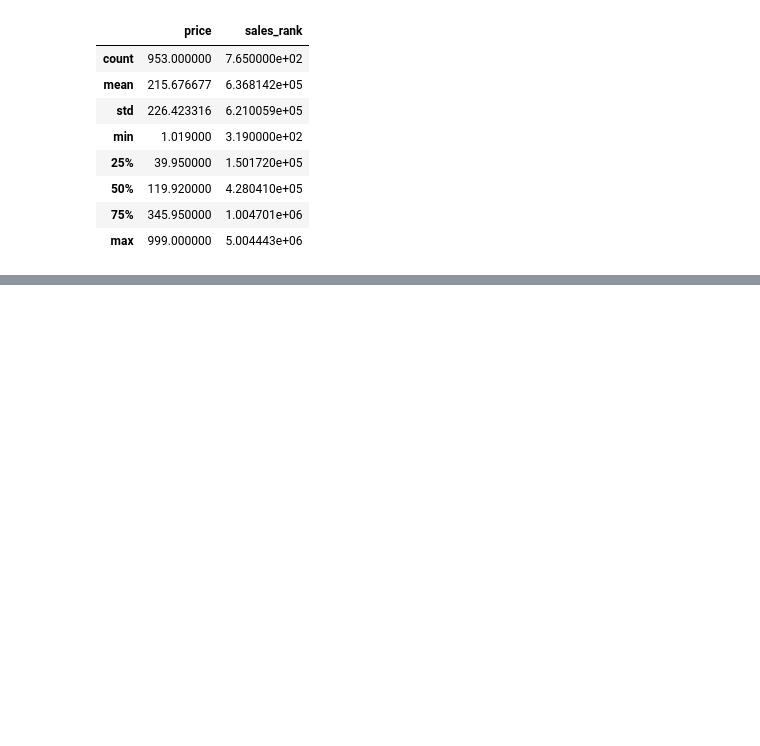
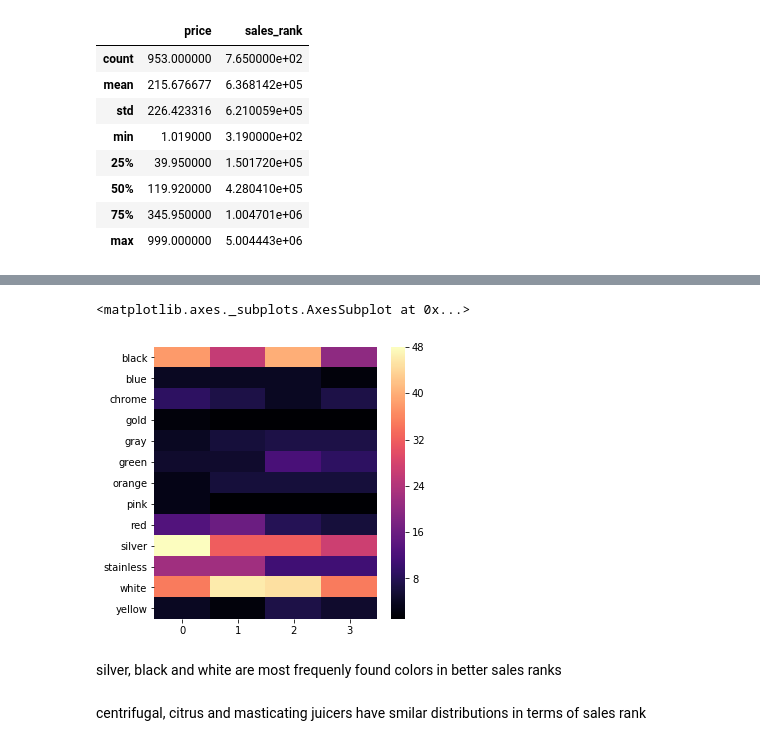
Before and after one commit to mylogicniche/amazon-juicer-stats, a Jupyter notebook: src/analysis.ipynb, the cells around one changed output, grey strips where cells are left out. Drawn from its saved outputs; the diff is of its cells as text; code cells hidden in the pictures; blank space fills up the shorter version.

```diff
--- a/src/analysis.ipynb
+++ b/src/analysis.ipynb
@@ -242,0 +243,33 @@ Categories (4, object): [0 < 1 < 2 < 3]
+# %%
+def getColors(carr):
+    clist = []
+    for c in carr:
+        if type(c) == str:
+            lis = re.split(" |/|-|\.|,|\&", c)
+            for l in lis:
+                if l == '' or l == 'and' or l=='steel':
+                    continue
+                if l == 'sliver':
+                    new_l = 'silver'
+                elif l == 'golden':
+                    new_l = 'gold'
+                elif l == 'balck':
+                    new_l = 'black'
+                elif l == 'sless':
+                    new_l = 'stainless'
+                else:
+                    new_l = l
+                clist.append(new_l)
+
+    return clist
+# %%
+serilist = []
+for i in range(4):
+    colors = df_all.loc[colr_srank_qcut[colr_srank_qcut == str(i)].index.tolist()]['color'].values
+    color_list = getColors(colors)
+    color_freq = dict(Counter(color_list))
+    serilist.append(pd.Series(color_freq))
+    #ordered_colors = sorted(color_freq.items(), key=operator.itemgetter(1), reverse=True)
+df = pd.concat(serilist, axis=1)
+# %%
+df.dropna(inplace=True)
@@ -242,0 +295,10 @@ Categories (4, object): [0 < 1 < 2 < 3]
+# %%
+plt.figure(figsize=(5,5))
+sns.heatmap(df, cmap='magma')
+# %% [output]
+<matplotlib.axes._subplots.AxesSubplot at 0x...>
+[figure, added]
+# %% [markdown]
+silver, black and white are most frequenly found colors in better sales ranks
+# %% [markdown]
+centrifugal, citrus and masticating juicers have smilar distributions in terms of sales rank
```
Also changed, not shown: parts of 72 cells of this notebook, 1 other file.
